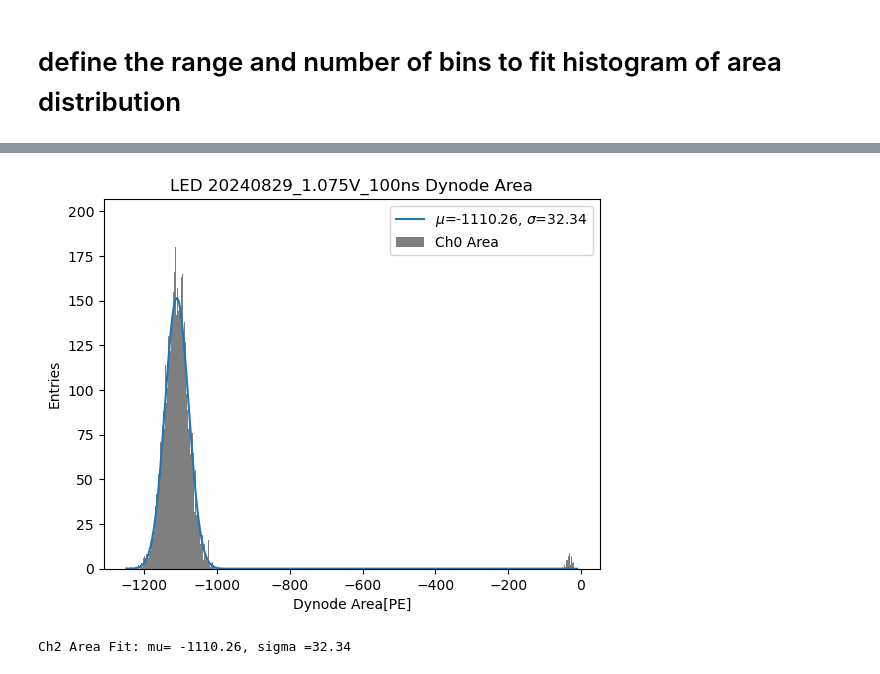
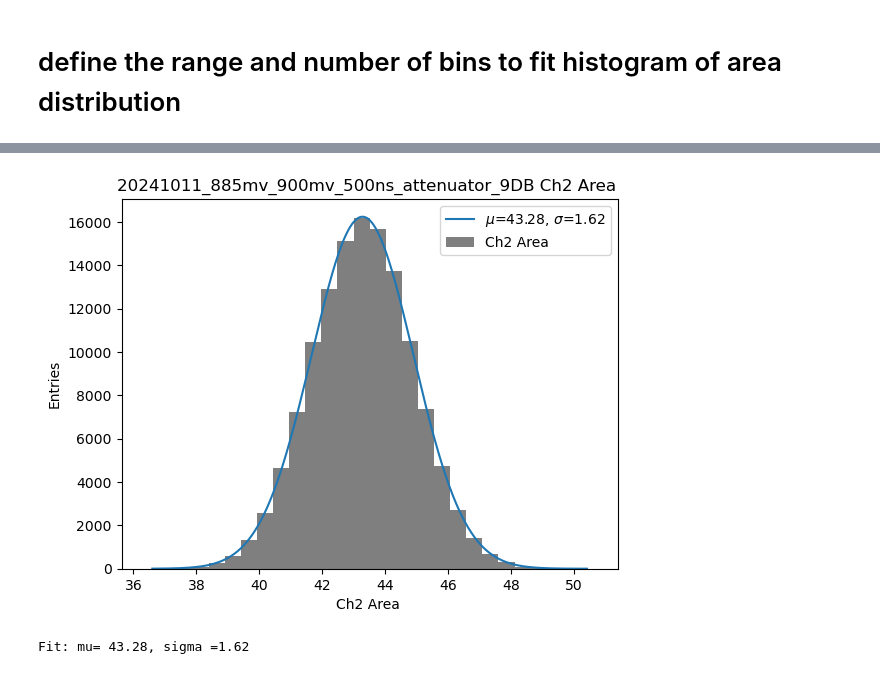
Before and after one commit to Westlake-University-Lsc-lab/ProcessLocalData, a Jupyter notebook: plot_example.ipynb, the cells around one changed output, grey strips where cells are left out. Cells and saved outputs as stored; diff of their text form; code cells hidden in the pictures.

```diff
--- a/plot_example.ipynb
+++ b/plot_example.ipynb
@@ -157,23 +189,8 @@ array([-1.        , -1.        , -1.00617982, ..., -1.        ,
-# %%
-hist, bins_edges = np.histogram( -area_ch2, bins= nbins_ch2*10, range=(left_edge_ch2, right_edge_ch2))
-bins = (bins_edges[:-1] + bins_edges[1:])/2
-popt, pcov = curve_fit(analysis_data.gaussian, bins, hist, p0=[amplitude_ch2, mean_ch2,  std_ch2])
-x_fit = np.linspace(np.min(bins), np.max(bins), 1000)
-y_fit = analysis_data.gaussian(x_fit, *popt)
-plt.plot(x_fit, y_fit, label=r'$\mu$={:.2f}, $\sigma$={:.2f}'.format(popt[1], popt[2]))
-#plt.hist(area_ch0, bins=nbins_ch0, range=(left_edge_ch0, right_edge_ch0),  color='black', density=False, alpha=0.5, label='Ch0 Area')
-plt.hist( -area_ch2, bins=nbins_ch2*10, range=(left_edge_ch2, right_edge_ch2),  color='black', density=False, alpha=0.5, label='Ch0 Area')
-plt.xlabel('Dynode Area[PE]')
-plt.ylabel('Entries')
-plt.title(r'LED {} Dynode Area'.format(file_tag))
-plt.legend()
-plt.savefig(r'./res/LED_{}_Ch2_Area_fit_{:.2f}_PE_sigma_{:.2f}.png'.format(file_tag,popt[1], popt[2]),dpi=300)
-plt.show()
-print(r'Ch2 Area Fit: mu= {:.2f}, sigma ={:.2f}'.format(popt[1], popt[2]))
-Ch2_area_pe_mu = popt[1]
-Ch2_area_pe_sigma = popt[2]
-# %% [output]
-[figure, removed]
-Ch2 Area Fit: mu= -1110.26, sigma =32.34
+# %%
+#Ch2_area_pe_mu, Ch2_area_pe_sigma =  analysis_data.plot_fit_histgram_vs_Gaussion(-area_ch2, 100, 10 ,100, [1e3, 50, 10 ], file_tag=file_tag, xlabel='Ch2 Area', title='Ch2 Area ')
+Ch2_area_pe_mu, Ch2_area_pe_sigma =  analysis_data.plot_fit_histgram_vs_Gaussion(-area_ch2, nbins_ch2*2, left_edge_ch2 ,right_edge_ch2, [amplitude_ch2, mean_ch2, std_ch2 ], file_tag=file_tag, xlabel='Ch2 Area', title='Ch2 Area ')
+# %% [output]
+[figure, added]
+Fit: mu= 43.28, sigma =1.62
 # %%
 mean_ch0, std_ch0 ,left_edge_ch0 , right_edge_ch0, nbins_ch0 , amplitude_ch0
```
Also changed, not shown: parts of 47 cells of this notebook, 2 other files.
